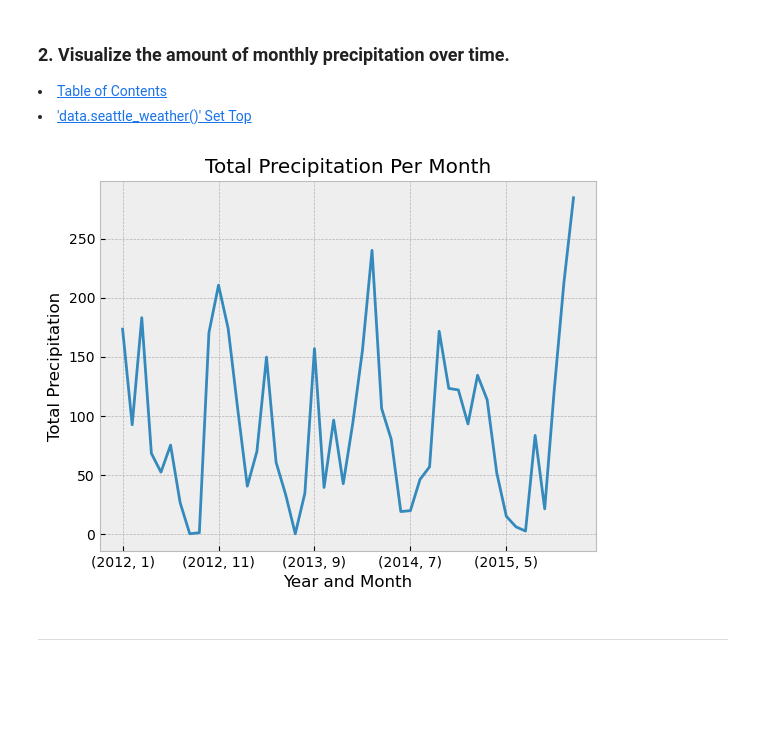
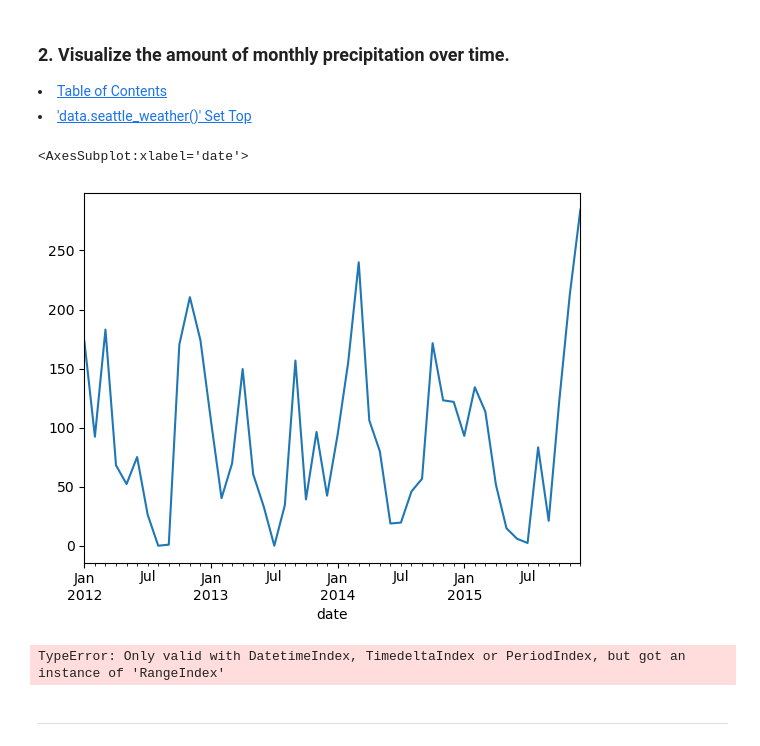
Before and after one commit to Jared-Wood135/time-series-exercises, a Jupyter notebook: working_with_time_series_data.ipynb, the cells around one changed output. Cells and saved outputs as stored; diff of their text form; code cells hidden in the pictures; blank space fills up the shorter version.

```diff
--- a/working_with_time_series_data.ipynb
+++ b/working_with_time_series_data.ipynb
@@ -276,15 +276,22 @@ Name: precipitation, dtype: float64
 
 <li><a href='#TableOfContents'>Table of Contents</a></li>
 <li><a href='#set2'>'data.seattle_weather()' Set Top</a></li>
+# %%
+testing = seattle_weather.set_index('date')
+testing.precipitation.resample('M').sum().plot()
+# %% [output]
+<AxesSubplot:xlabel='date'>
+[figure, added]
 # %%
 with plt.style.context('bmh'):
-    seattle_weather.groupby([seattle_weather.date.dt.year, seattle_weather.date.dt.month])['precipitation'].sum().plot()
+    seattle_weather.precipitation.resample('M').sum().plot()
+    #seattle_weather.groupby([seattle_weather.date.dt.year, seattle_weather.date.dt.month])['precipitation'].sum().plot()
     plt.title('Total Precipitation Per Month')
     plt.xlabel('Year and Month')
     plt.ylabel('Total Precipitation')
     plt.show()
 # %% [output]
-[figure, removed]
+TypeError: Only valid with DatetimeIndex, TimedeltaIndex or PeriodIndex, but got an instance of 'RangeIndex'
 # %% [markdown]
 ---
 # %% [markdown]
```
Also changed, not shown: parts of 42 cells of this notebook, 1 other file.
